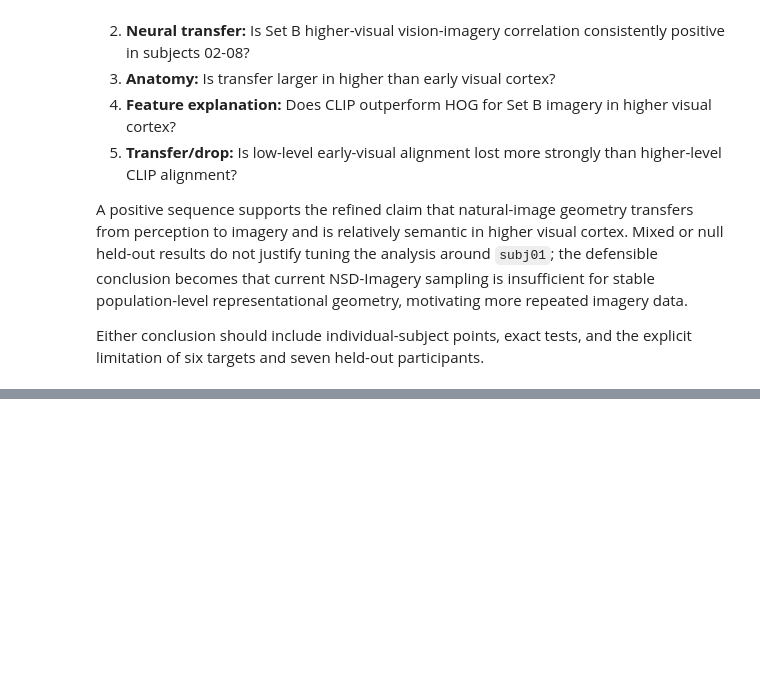
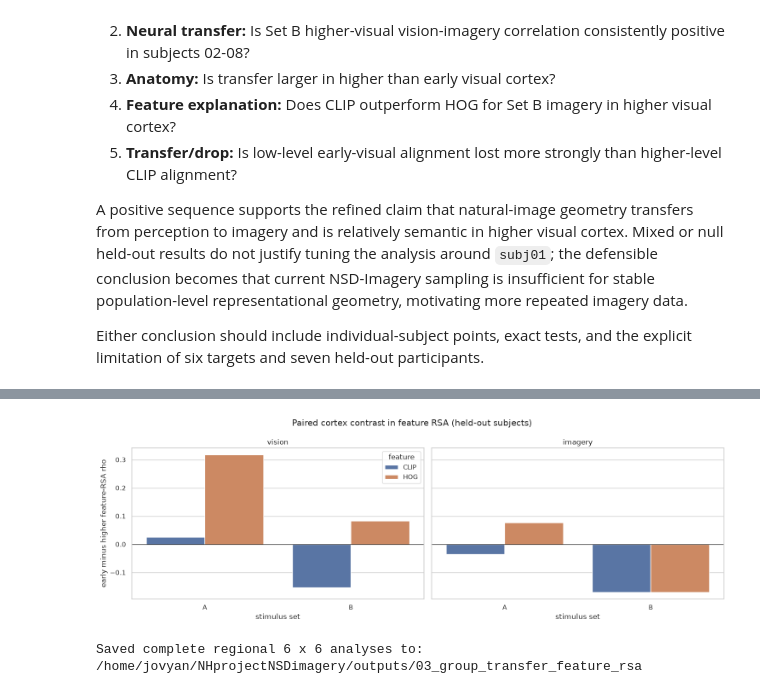
Before and after one commit to mynanshan/NHprojectNSDimagery, a Jupyter notebook: notebooks/03_group_transfer_feature_rsa.ipynb, the cells around one changed output, grey strips where cells are left out. Saved outputs shown, nothing was run; the diff lists cells and outputs as text; code cells hidden in the pictures; blank space fills up the shorter version.

```diff
--- a/notebooks/03_group_transfer_feature_rsa.ipynb
+++ b/notebooks/03_group_transfer_feature_rsa.ipynb
@@ -675,0 +816,46 @@ Either conclusion should include individual-subject points, exact tests, and the
+# %%
+# Pairing within subject removes the between-subject offset before comparing ROIs.
+feature_roi_rows = []
+for keys, frame in heldout_rsa.groupby(['stimulus_set', 'task', 'feature_model']):
+    stimulus_set, task, feature_model = keys
+    wide = frame.pivot(index='subject', columns='roi', values='rsa_rho')
+    for contrast_name, (left_roi, right_roi) in ROI_PAIR_CONTRASTS.items():
+        values = (wide[left_roi] - wide[right_roi]).dropna().to_numpy()
+        test = exact_sign_flip_test(values)
+        feature_roi_rows.append({
+            'stimulus_set': stimulus_set,
+            'task': task,
+            'feature_model': feature_model,
+            'contrast': contrast_name,
+            'n_subjects': len(values),
+            'mean_difference': values.mean(),
+            'median_difference': np.median(values),
+            'p_greater': test['p_greater'],
+            'p_two_sided': test['p_two_sided'],
+        })
+regional_feature_contrasts = pd.DataFrame(feature_roi_rows)
+display(regional_feature_contrasts.sort_values(
+    ['stimulus_set', 'task', 'feature_model', 'contrast']
+))
+
+fig, axes = plt.subplots(1, 2, figsize=(15, 5), sharey=True)
+for ax, task in zip(axes, ('vision', 'imagery')):
+    frame = regional_feature_contrasts[
+        regional_feature_contrasts['task'].eq(task)
+        & regional_feature_contrasts['contrast'].eq('early_minus_higher')
+    ]
+    sns.barplot(
+        data=frame, x='stimulus_set', y='mean_difference', hue='feature_model', ax=ax,
+    )
+    ax.axhline(0, color='black', linewidth=.8)
+    ax.set(
+        title=task, xlabel='stimulus set',
+        ylabel='early minus higher feature-RSA rho',
+    )
+right_legend = axes[1].get_legend()
+if right_legend is not None:
+    right_legend.remove()
+axes[0].legend(title='feature')
+fig.suptitle('Paired cortex contrast in feature RSA (held-out subjects)')
+plt.tight_layout()
+# %% [output]
@@ -675,0 +879,16 @@ Either conclusion should include individual-subject points, exact tests, and the
+[figure, added]
+# %%
+roi_rdm_similarity.to_csv(OUTPUT_DIR / 'regional_rdm_similarity_subject_level.csv', index=False)
+roi_rdm_similarity_group.to_csv(OUTPUT_DIR / 'regional_rdm_similarity_group.csv', index=False)
+regional_transfer_contrasts.to_csv(OUTPUT_DIR / 'regional_transfer_contrasts.csv', index=False)
+regional_feature_contrasts.to_csv(OUTPUT_DIR / 'regional_feature_contrasts.csv', index=False)
+np.savez_compressed(
+    OUTPUT_DIR / 'regional_group_mean_6x6_rdms.npz',
+    **{
+        f'{roi_name}__set{stimulus_set}__{task}': rdm
+        for (roi_name, stimulus_set, task), rdm in group_neural_rdms.items()
+    },
+)
+print('Saved complete regional 6 x 6 analyses to:', OUTPUT_DIR)
+# %% [output]
+Saved complete regional 6 x 6 analyses to: /home/jovyan/NHprojectNSDimagery/outputs/03_group_transfer_feature_rsa
```
Also changed, not shown: parts of 7 cells of this notebook, 5 other files.
